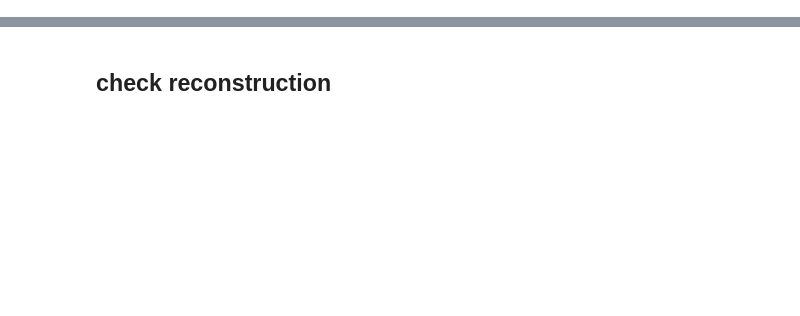
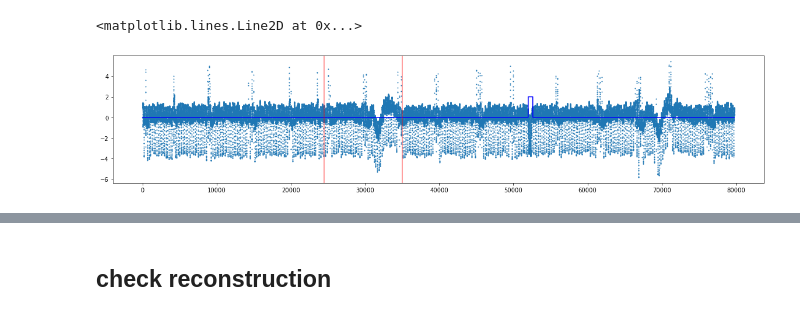
Before and after one commit to minsoo9506/my-paper, a Jupyter notebook: run.ipynb, the cells around one changed output, grey strips where cells are left out. Saved outputs shown, nothing was run; the diff lists cells and outputs as text; code cells hidden in the pictures; blank space fills up the shorter version.

```diff
--- a/run.ipynb
+++ b/run.ipynb
@@ -69,3 +70,12 @@ plt.axvline(x = len(train_x) + len(valid_x) - 2, color='r', alpha=0.5)
+# %%
+plt.figure(figsize=(20,4))
+plt.scatter(np.arange(len(total_x)),total_x, s=1)
+plt.plot(total_y * 2, c='b')
+plt.axvline(x = len(train_x) - 1, color='r', alpha=0.5)
+plt.axvline(x = len(train_x) + len(valid_x) - 2, color='r', alpha=0.5)
+# %% [output]
+<matplotlib.lines.Line2D at 0x...>
+[figure, added]
 # %%
 train_dataset = WindowBasedDataset(train_x, train_y, config.window_size)
 valid_dataset = WindowBasedDataset(valid_x, valid_y, config.window_size)
```
Also changed, not shown: parts of 11 cells of this notebook.
